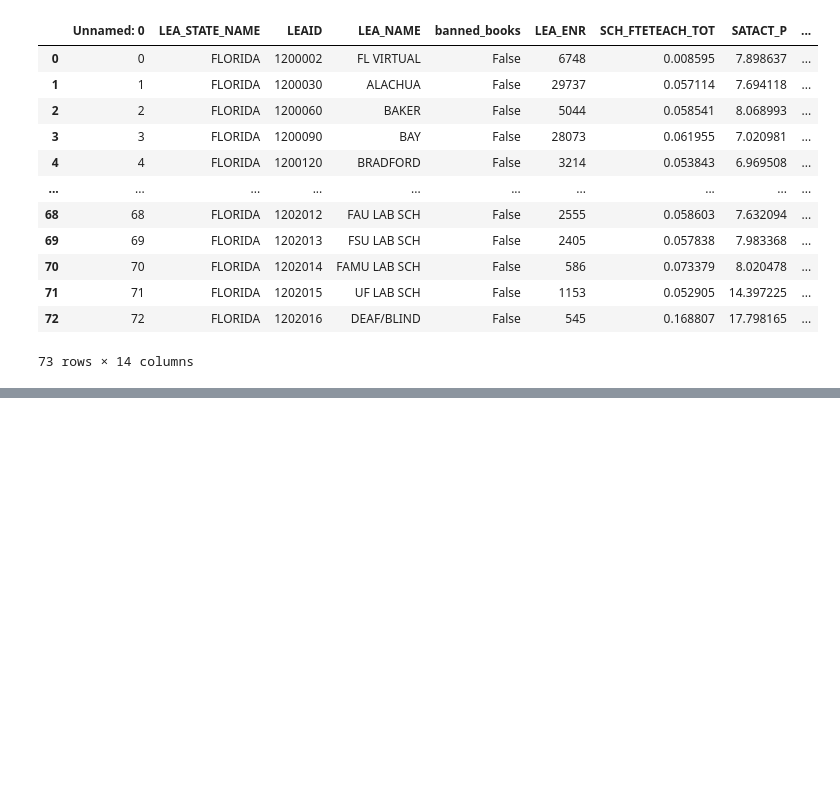
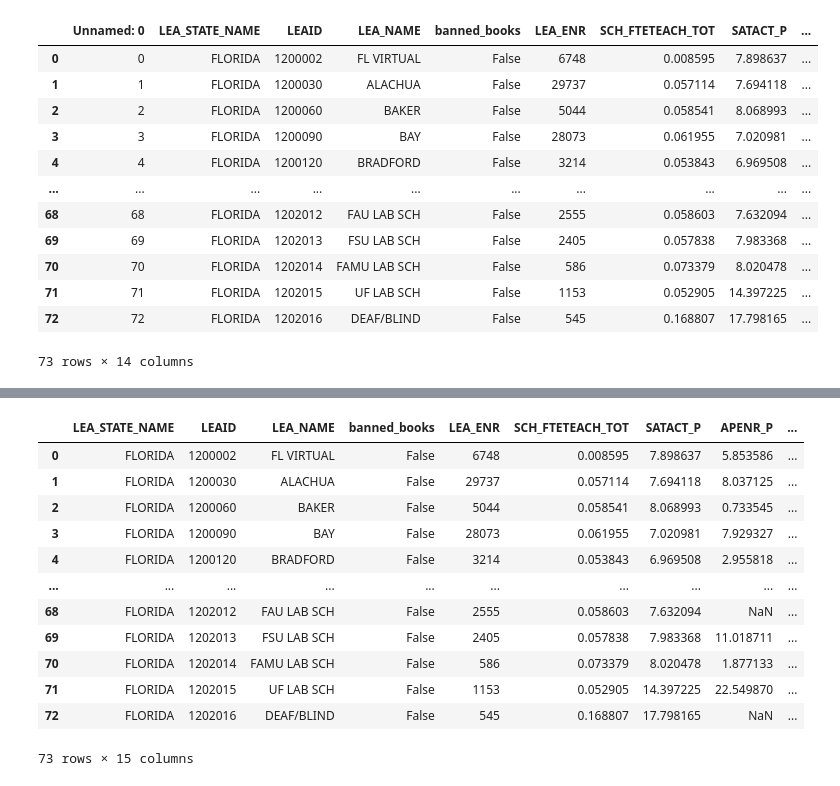
Before and after one commit to sanions/bookbans, a Jupyter notebook: florida_table_creation.ipynb, the cells around one changed output, grey strips where cells are left out. Saved outputs shown, nothing was run; the diff lists cells and outputs as text; code cells hidden in the pictures; blank space fills up the shorter version.

```diff
--- a/florida_table_creation.ipynb
+++ b/florida_table_creation.ipynb
@@ -32,0 +110,14 @@ county_merged
+# %%
+county_PVI = pd.read_csv("florida_county_PVI.csv")
+county_PVI
+# Define a regular expression pattern to extract the numerical values
+pattern = r'([+-]?\d+)'
+
+# Extract the numeric values and convert to numeric
+county_PVI['PVI_parsed'] = pd.to_numeric(county_PVI['PVI'].str.extract(pattern)[0])
+
+# Assign the sign based on the party
+county_PVI['PVI_parsed'] *= county_PVI['PVI'].str.contains('Republican').map({True: 1, False: -1})
+
+# Display the resulting DataFrame
+county_PVI
@@ -32,0 +138,24 @@ county_merged
+# %%
+final_merged = pd.merge(merged_df, county_PVI, left_on='NMCNTY', right_on='County', how='left')
+final_merged = final_merged.drop(columns=["County", "PVI"])
+
+# Scale our PVI
+scaler = MinMaxScaler(feature_range=(-1, 1))
+
+# Reshape the column to a 2D array and scale it
+final_merged["PVI_parsed"] = scaler.fit_transform(final_merged["PVI_parsed"].values.reshape(-1, 1))
+final_merged
+# %% [output]
+|  | LEA_STATE_NAME | LEAID | LEA_NAME | banned_books | LEA_ENR | SCH_FTETEACH_TOT | SATACT_P | APENR_P | ... |
+| 0 | FLORIDA | 1200002 | FL VIRTUAL | False | 6748 | 0.008595 | 7.898637 | 5.853586 | ... |
+| 1 | FLORIDA | 1200030 | ALACHUA | False | 29737 | 0.057114 | 7.694118 | 8.037125 | ... |
+| 2 | FLORIDA | 1200060 | BAKER | False | 5044 | 0.058541 | 8.068993 | 0.733545 | ... |
+| 3 | FLORIDA | 1200090 | BAY | False | 28073 | 0.061955 | 7.020981 | 7.929327 | ... |
+| 4 | FLORIDA | 1200120 | BRADFORD | False | 3214 | 0.053843 | 6.969508 | 2.955818 | ... |
+| ... | ... | ... | ... | ... | ... | ... | ... | ... | ... |
+| 68 | FLORIDA | 1202012 | FAU LAB SCH | False | 2555 | 0.058603 | 7.632094 | NaN | ... |
+| 69 | FLORIDA | 1202013 | FSU LAB SCH | False | 2405 | 0.057838 | 7.983368 | 11.018711 | ... |
+| 70 | FLORIDA | 1202014 | FAMU LAB SCH | False | 586 | 0.073379 | 8.020478 | 1.877133 | ... |
+| 71 | FLORIDA | 1202015 | UF LAB SCH | False | 1153 | 0.052905 | 14.397225 | 22.549870 | ... |
+| 72 | FLORIDA | 1202016 | DEAF/BLIND | False | 545 | 0.168807 | 17.798165 | NaN | ... |
+73 rows × 15 columns
```
Also changed, not shown: parts of 11 cells of this notebook, 3 other files.
